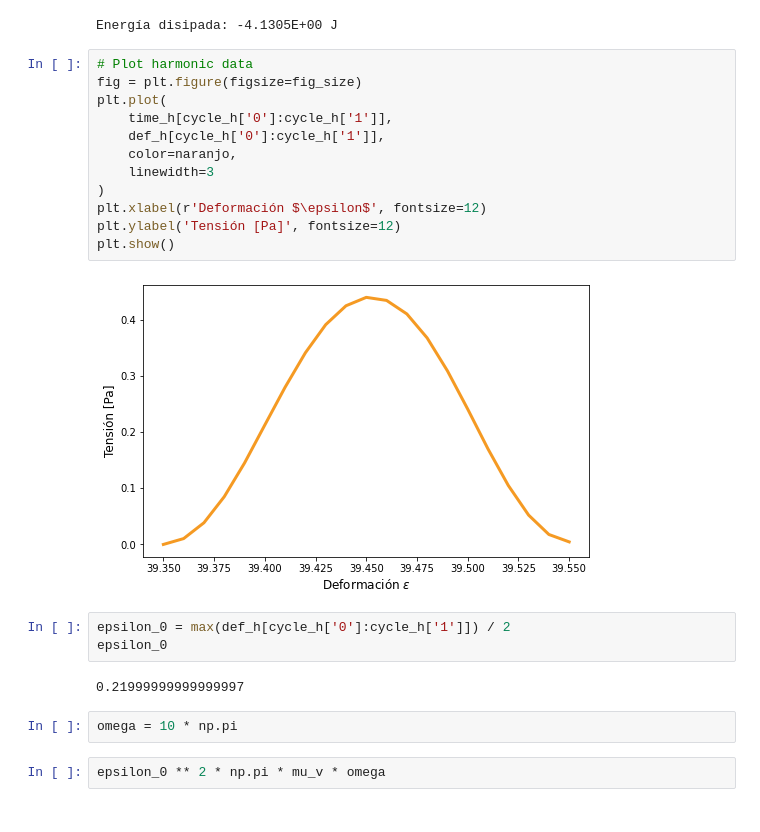
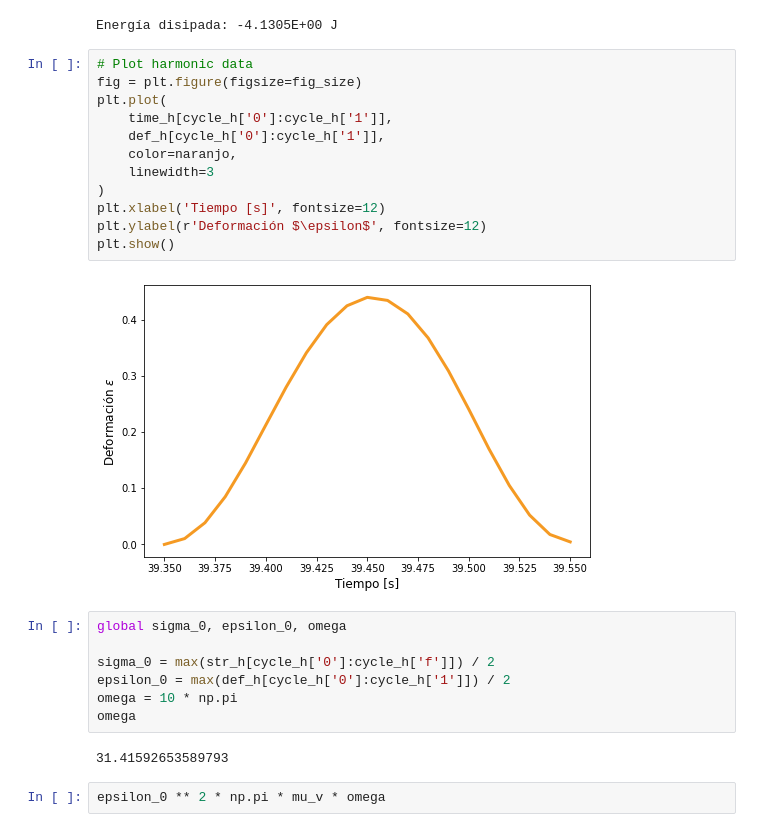
Before and after one commit to ivanvlam/IBM2020, a Jupyter notebook: Tarea 4/tarea-4.ipynb, the cells around one changed output. Cells and saved outputs as stored; diff of their text form.

```diff
--- a/Tarea 4/tarea-4.ipynb
+++ b/Tarea 4/tarea-4.ipynb
@@ -517,24 +517,26 @@ Energía disipada: -4.1305E+00 J
 # %%
 # Plot harmonic data
 fig = plt.figure(figsize=fig_size)
 plt.plot(
     time_h[cycle_h['0']:cycle_h['1']],
     def_h[cycle_h['0']:cycle_h['1']],
     color=naranjo,
     linewidth=3
 )
-plt.xlabel(r'Deformación $\epsilon$', fontsize=12)
-plt.ylabel('Tensión [Pa]', fontsize=12)
+plt.xlabel('Tiempo [s]', fontsize=12)
+plt.ylabel(r'Deformación $\epsilon$', fontsize=12)
 plt.show()
 # %% [output]
-[figure, old version]
+[figure, new version]
-# %%
-epsilon_0 = max(def_h[cycle_h['0']:cycle_h['1']]) / 2
-epsilon_0
-# %% [output]
-0.21999999999999997
-# %%
-omega = 10 * np.pi
+# %%
+global sigma_0, epsilon_0, omega
+
+sigma_0 = max(str_h[cycle_h['0']:cycle_h['f']]) / 2
+epsilon_0 = max(def_h[cycle_h['0']:cycle_h['1']]) / 2
+omega = 10 * np.pi
+omega
+# %% [output]
+31.41592653589793
 # %%
 epsilon_0 ** 2 * np.pi * mu_v * omega
 # %% [output]
```
Also changed, not shown: parts of 7 cells of this notebook.
